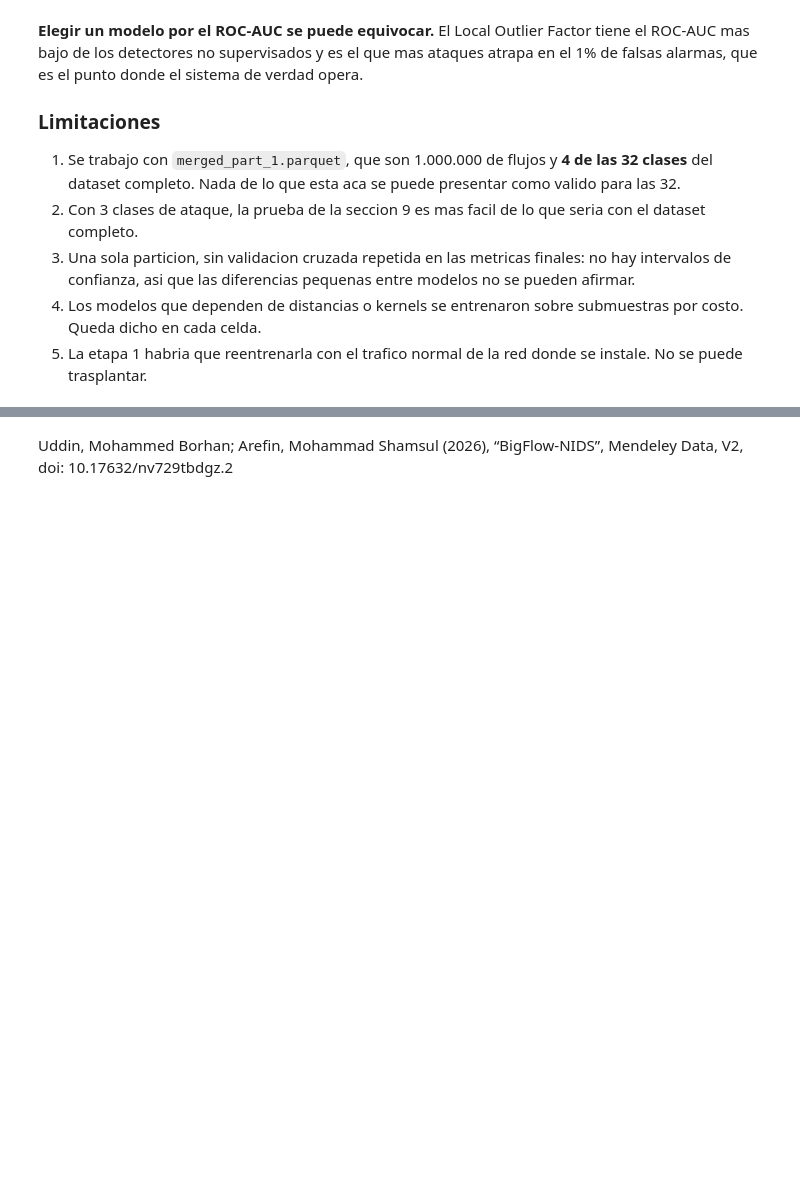
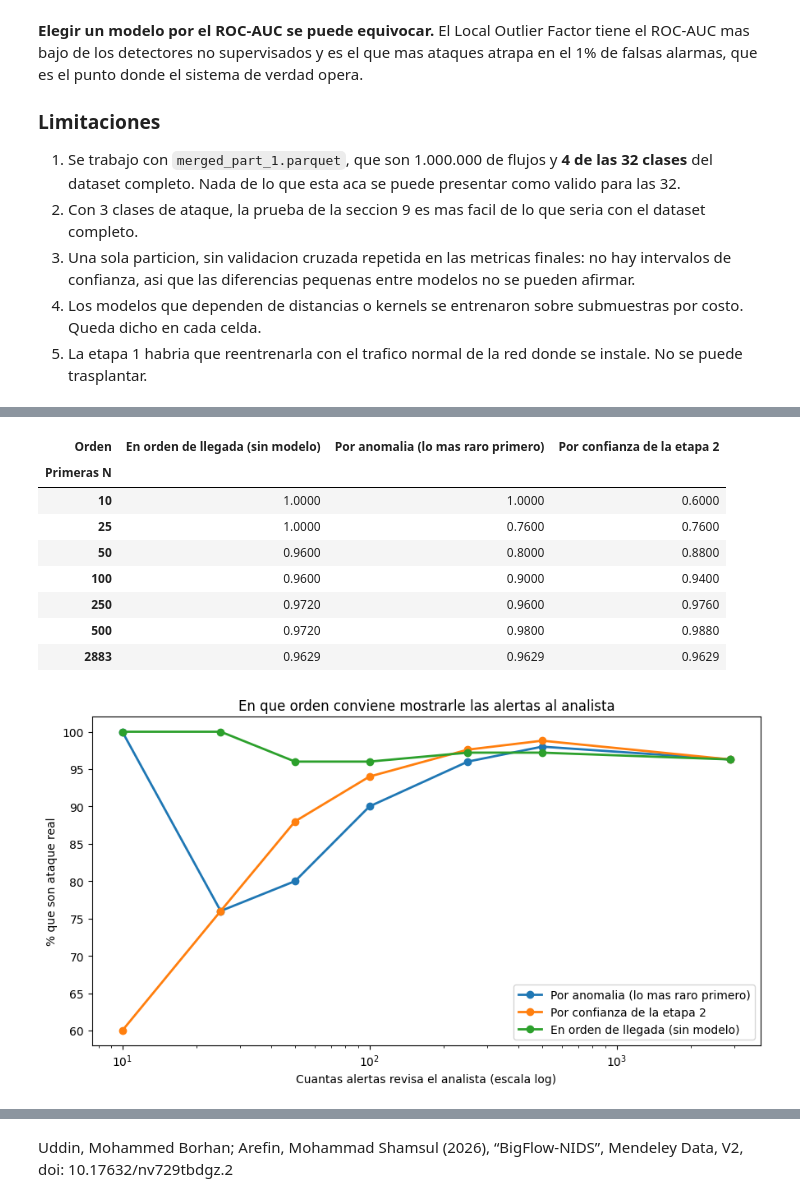
Before and after one commit to Angepira/Proyecto-ML-Ataque-de-redes, a Jupyter notebook: Proyecto.ipynb, the cells around one changed output, grey strips where cells are left out. Saved outputs shown, nothing was run; the diff lists cells and outputs as text; code cells hidden in the pictures; blank space fills up the shorter version.

```diff
--- a/Proyecto.ipynb
+++ b/Proyecto.ipynb
@@ -2781,0 +2976,66 @@ verdad opera.
+# %%
+# Que porcentaje de las primeras N alertas son ataque real, segun como se ordene
+ORDENES = {
+    'Por anomalia (lo mas raro primero)': cola_alertas.sort_values(
+        'Puntuacion anomalia', ascending=False
+    ),
+    'Por confianza de la etapa 2': cola_alertas.sort_values(
+        'Confianza etapa 2', ascending=False
+    ),
+    'En orden de llegada (sin modelo)': cola_alertas.sample(
+        frac=1, random_state=SEMILLA
+    )
+}
+
+cortes = [10, 25, 50, 100, 250, 500, len(cola_alertas)]
+
+filas_cola = []
+
+for nombre, ordenada in ORDENES.items():
+    for n in cortes:
+        primeras = ordenada.head(n)
+        aciertos = (primeras['Lo que era en realidad'] != 'Benigno').sum()
+
+        filas_cola.append({
+            'Orden': nombre,
+            'Primeras N': n,
+            'Precision': aciertos / n
+        })
+
+tabla_cola = pd.DataFrame(filas_cola)
+
+display(
+    tabla_cola.pivot(index='Primeras N', columns='Orden', values='Precision').round(4)
+)
+
+plt.figure(figsize=(9, 5))
+
+for nombre in ORDENES:
+    datos = tabla_cola[tabla_cola['Orden'] == nombre]
+
+    plt.plot(
+        datos['Primeras N'],
+        datos['Precision'] * 100,
+        marker='o',
+        linewidth=2,
+        label=nombre
+    )
+
+plt.xscale('log')
+plt.xlabel('Cuantas alertas revisa el analista (escala log)')
+plt.ylabel('% que son ataque real')
+plt.title('En que orden conviene mostrarle las alertas al analista')
+plt.legend()
+plt.tight_layout()
+plt.show()
+# %% [output]
+| Orden | En orden de llegada (sin modelo) | Por anomalia (lo mas raro primero) | Por confianza de la etapa 2 |
+| Primeras N |  |  |  |
+| 10 | 1.0000 | 1.0000 | 0.6000 |
+| 25 | 1.0000 | 0.7600 | 0.7600 |
+| 50 | 0.9600 | 0.8000 | 0.8800 |
+| 100 | 0.9600 | 0.9000 | 0.9400 |
+| 250 | 0.9720 | 0.9600 | 0.9760 |
+| 500 | 0.9720 | 0.9800 | 0.9880 |
+| 2883 | 0.9629 | 0.9629 | 0.9629 |
+[figure, added]
```
Also changed, not shown: parts of 19 cells of this notebook.
